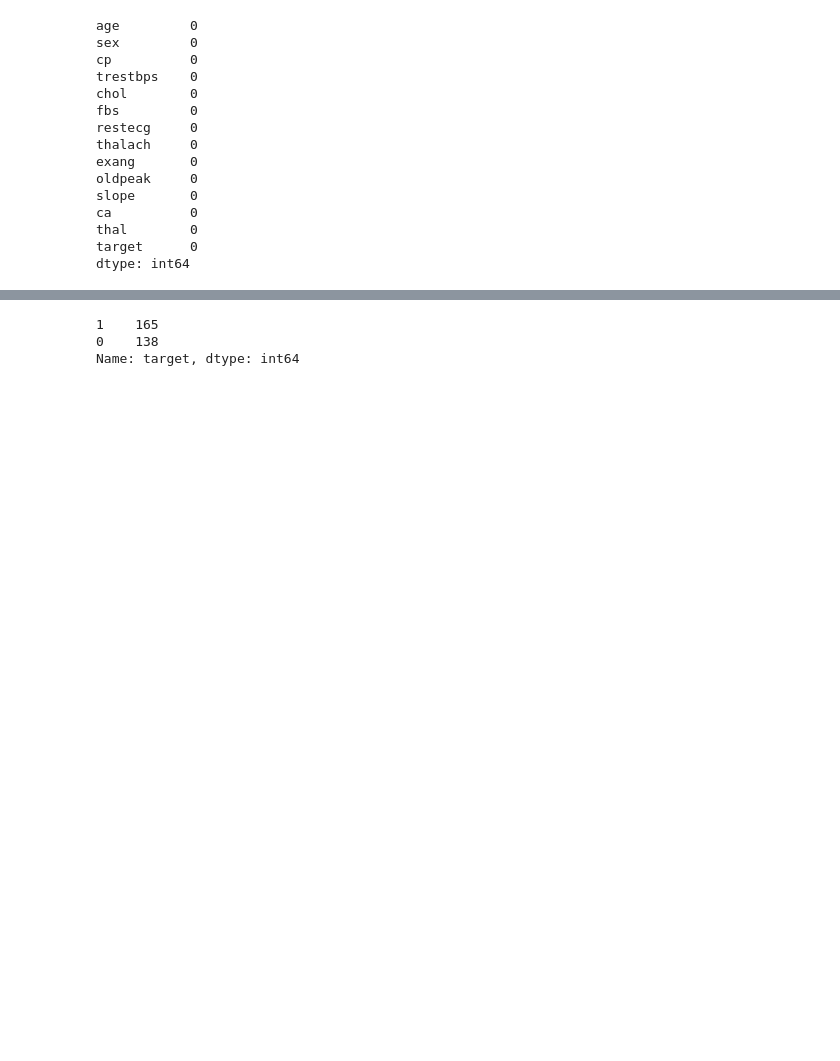
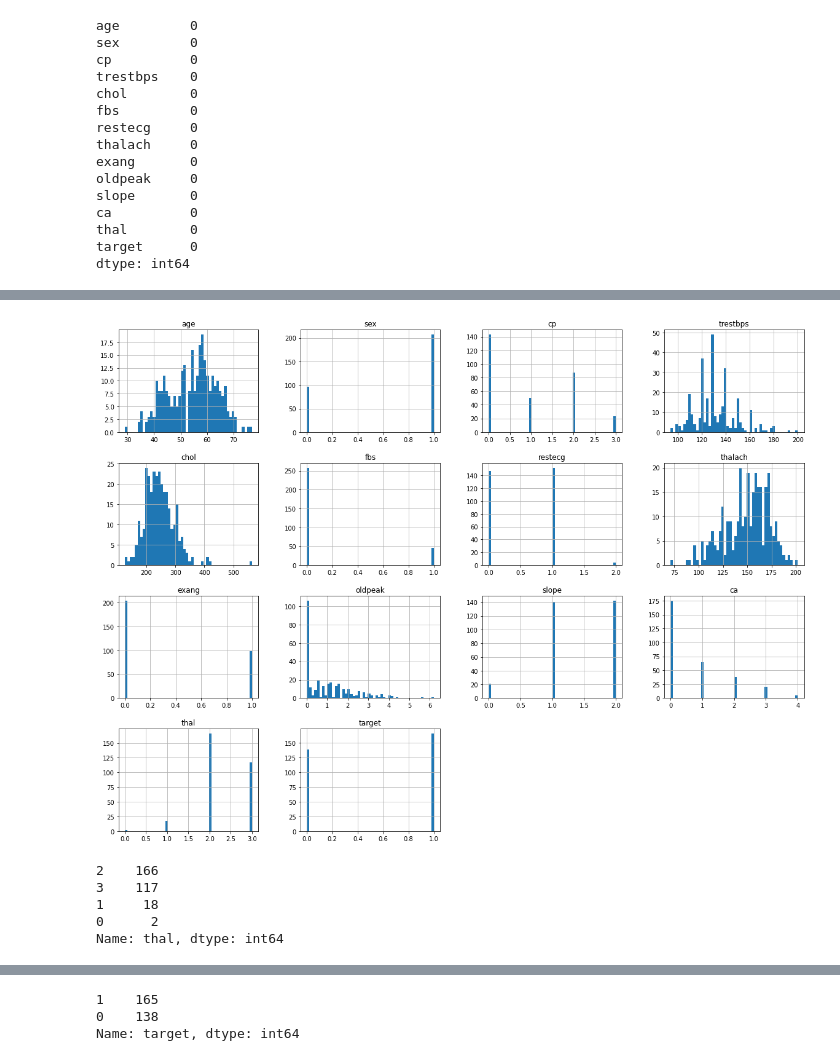
Before and after one commit to Harshal12355/Heart-Disease, a Jupyter notebook: heart.ipynb, the cells around one changed output, grey strips where cells are left out. Saved outputs shown, nothing was run; the diff lists cells and outputs as text; code cells hidden in the pictures; blank space fills up the shorter version.

```diff
--- a/heart.ipynb
+++ b/heart.ipynb
@@ -53,0 +128,13 @@ dtype: int64
+# %%
+df.hist(bins=50, figsize=(20,15))
+plt.show()
+# %% [output]
+[figure, added]
+# %%
+df['thal'].value_counts()
+# %% [output]
+2    166
+3    117
+1     18
+0      2
+Name: thal, dtype: int64
```
Also changed, not shown: parts of 36 cells of this notebook.
